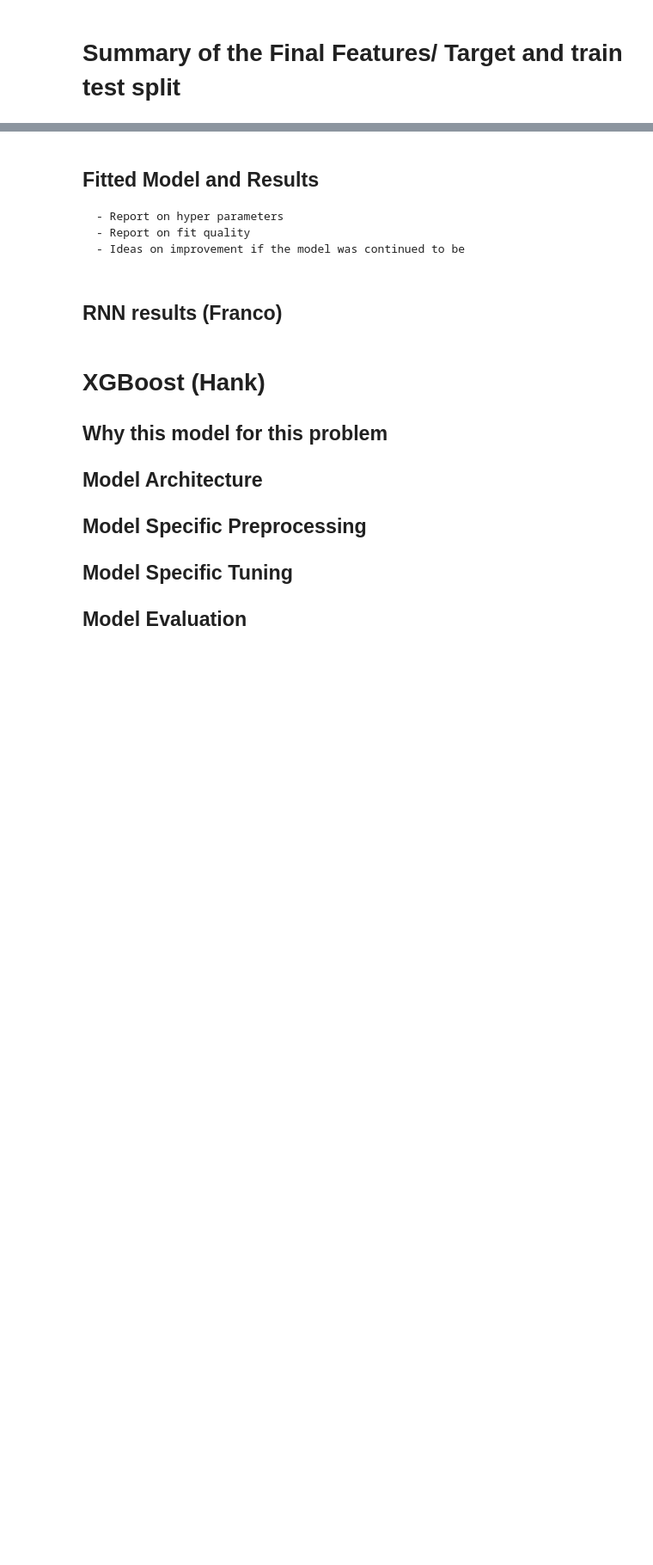
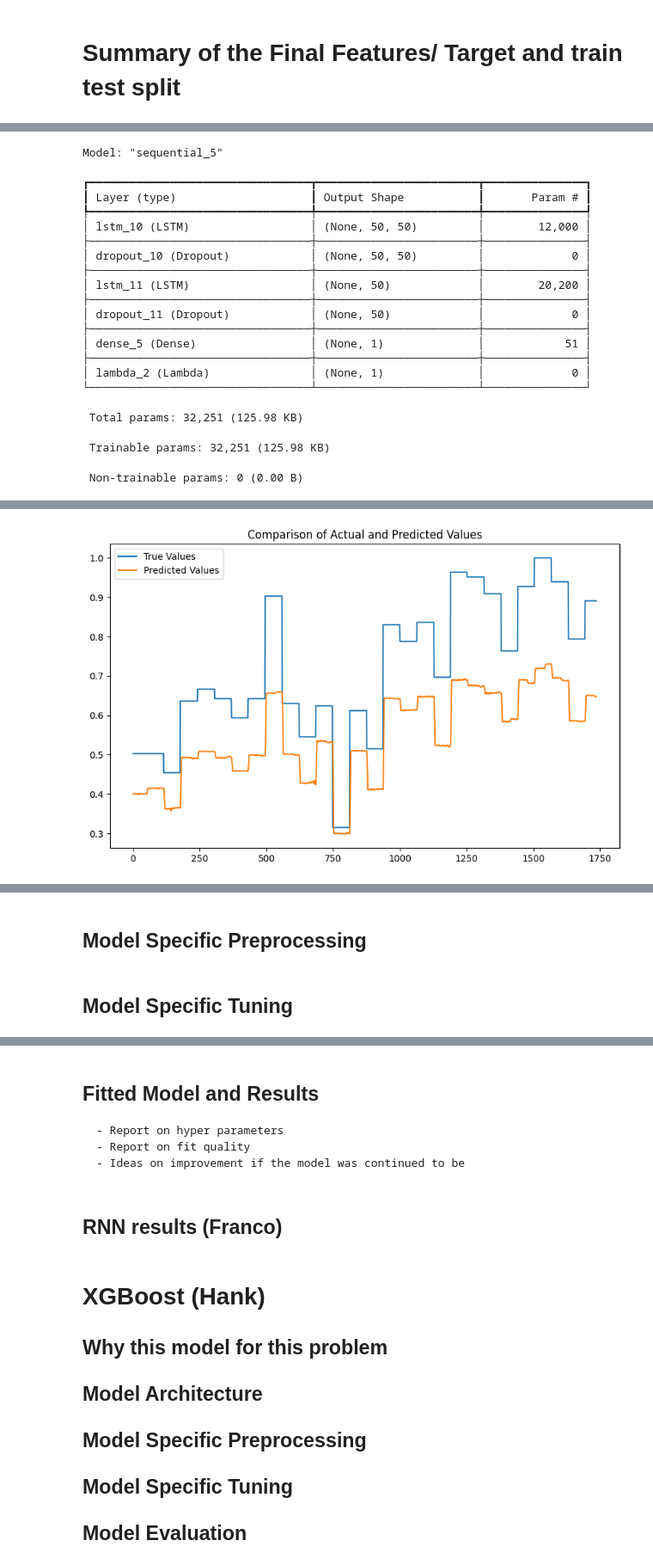
Before and after one commit to franco-rey/521-Final-Project, a Jupyter notebook: Group Report - OUTLINE FOR WRITING.ipynb, the cells around one changed output, grey strips where cells are left out. Shown at 86% size. Saved outputs shown, nothing was run; the diff lists cells and outputs as text; code cells hidden in the pictures; blank space fills up the shorter version.

```diff
--- a/Group Report - OUTLINE FOR WRITING.ipynb
+++ b/Group Report - OUTLINE FOR WRITING.ipynb
@@ -353,0 +486,60 @@ merged_df.head()
+# %%
+import tensorflow as tf
+from tensorflow.keras.models import Sequential
+from tensorflow.keras.layers import LSTM, Dense, Dropout, Lambda
+import tensorflow.keras.backend as K
+
+# Define the RNN model with bias correction included
+model = Sequential([
+    LSTM(50, activation='tanh', input_shape=(n_steps, n_features), return_sequences=True),
+    Dropout(0.2),
+    LSTM(50, activation='tanh'),
+    Dropout(0.2),
+    Dense(1),  # Output layer - initially outputs the raw predictions
+    Lambda(lambda x: x + K.constant(0.5))  # Adding bias correction directly in the model
+])
+
+# Display model summary to verify its structure
+model.summary()
+
+# Compile the model using SGD optimizer
+sgd_optimizer = tf.keras.optimizers.SGD(learning_rate=0.01, momentum=0.9)
+model.compile(optimizer=sgd_optimizer, loss='mean_squared_error')
+
+# Assuming X_train and y_train are already defined and properly shaped
+history = model.fit(X_train, y_train, epochs=200, batch_size=32, verbose=1, validation_split=0.2)
+
+# Predicting and plotting results
+import matplotlib.pyplot as plt
+
+predicted_values = model.predict(X_test)
+plt.figure(figsize=(10, 6))
+plt.plot(y_test, label='True Values')
+plt.plot(predicted_values, label='Predicted Values')
+plt.title('Comparison of Actual and Predicted Values')
+plt.legend()
+plt.show()
+
+# Evaluate the model
+test_loss = model.evaluate(X_test, y_test)
+print(f'Test Loss: {test_loss}')
+# %% [output]
+Model: "sequential_5"
+┏━━━━━━━━━━━━━━━━━━━━━━━━━━━━━━━━━┳━━━━━━━━━━━━━━━━━━━━━━━━┳━━━━━━━━━━━━━━━┓
+┃ Layer (type)                    ┃ Output Shape           ┃       Param # ┃
+┡━━━━━━━━━━━━━━━━━━━━━━━━━━━━━━━━━╇━━━━━━━━━━━━━━━━━━━━━━━━╇━━━━━━━━━━━━━━━┩
+│ lstm_10 (LSTM)                  │ (None, 50, 50)         │        12,000 │
+├─────────────────────────────────┼────────────────────────┼───────────────┤
+│ dropout_10 (Dropout)            │ (None, 50, 50)         │             0 │
+├─────────────────────────────────┼────────────────────────┼───────────────┤
+│ lstm_11 (LSTM)                  │ (None, 50)             │        20,200 │
+├─────────────────────────────────┼────────────────────────┼───────────────┤
+│ dropout_11 (Dropout)            │ (None, 50)             │             0 │
+├─────────────────────────────────┼────────────────────────┼───────────────┤
+│ dense_5 (Dense)                 │ (None, 1)              │            51 │
+├─────────────────────────────────┼────────────────────────┼───────────────┤
+│ lambda_2 (Lambda)               │ (None, 1)              │             0 │
+└─────────────────────────────────┴────────────────────────┴───────────────┘
+ Total params: 32,251 (125.98 KB)
+ Trainable params: 32,251 (125.98 KB)
+ Non-trainable params: 0 (0.00 B)
@@ -353,0 +563 @@ merged_df.head()
+[figure, added]
@@ -353,0 +566,4 @@ merged_df.head()
+# %% [markdown]
+## Model Specific Preprocessing
+# %% [markdown]
+## Model Specific Tuning
```
Also changed, not shown: parts of 41 cells of this notebook.
